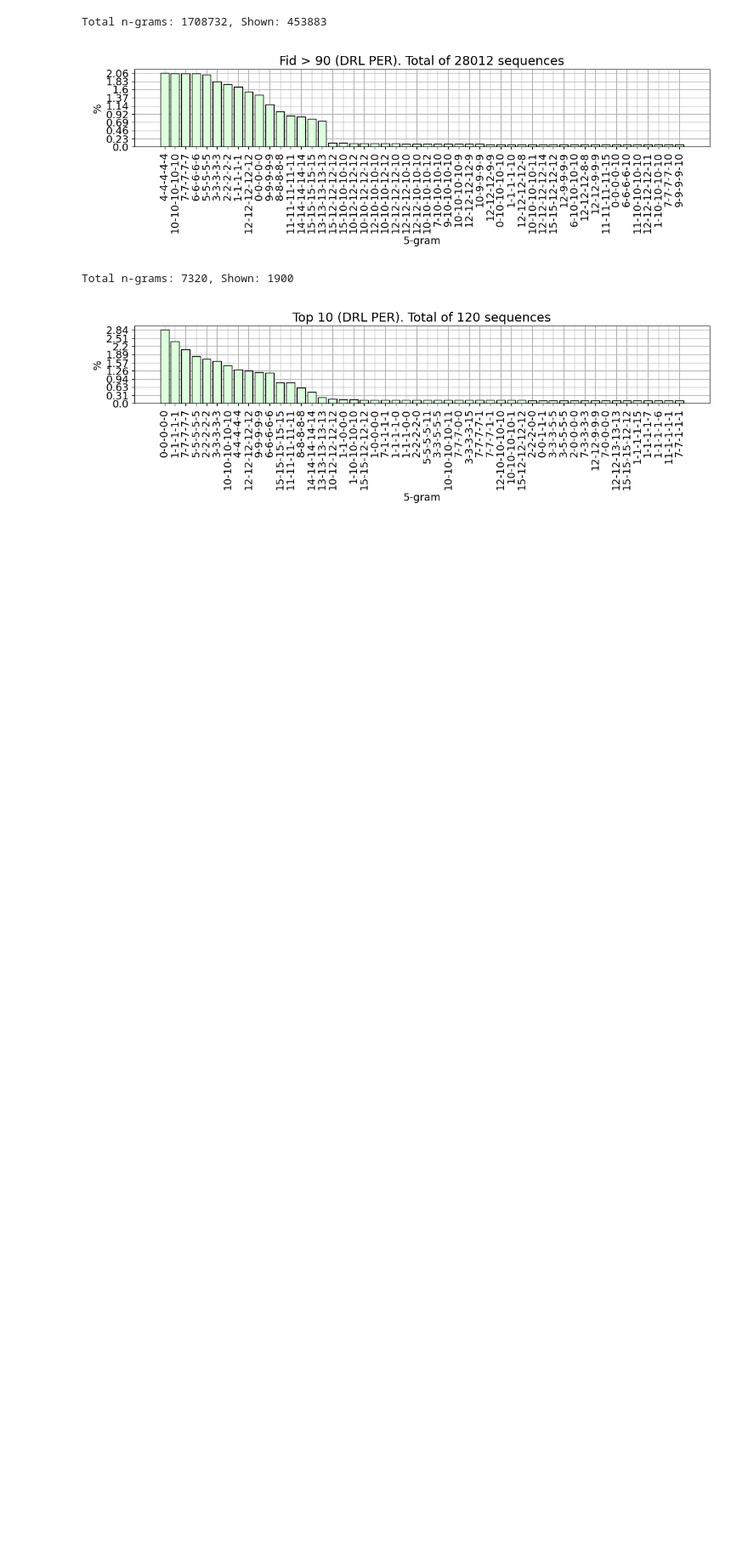
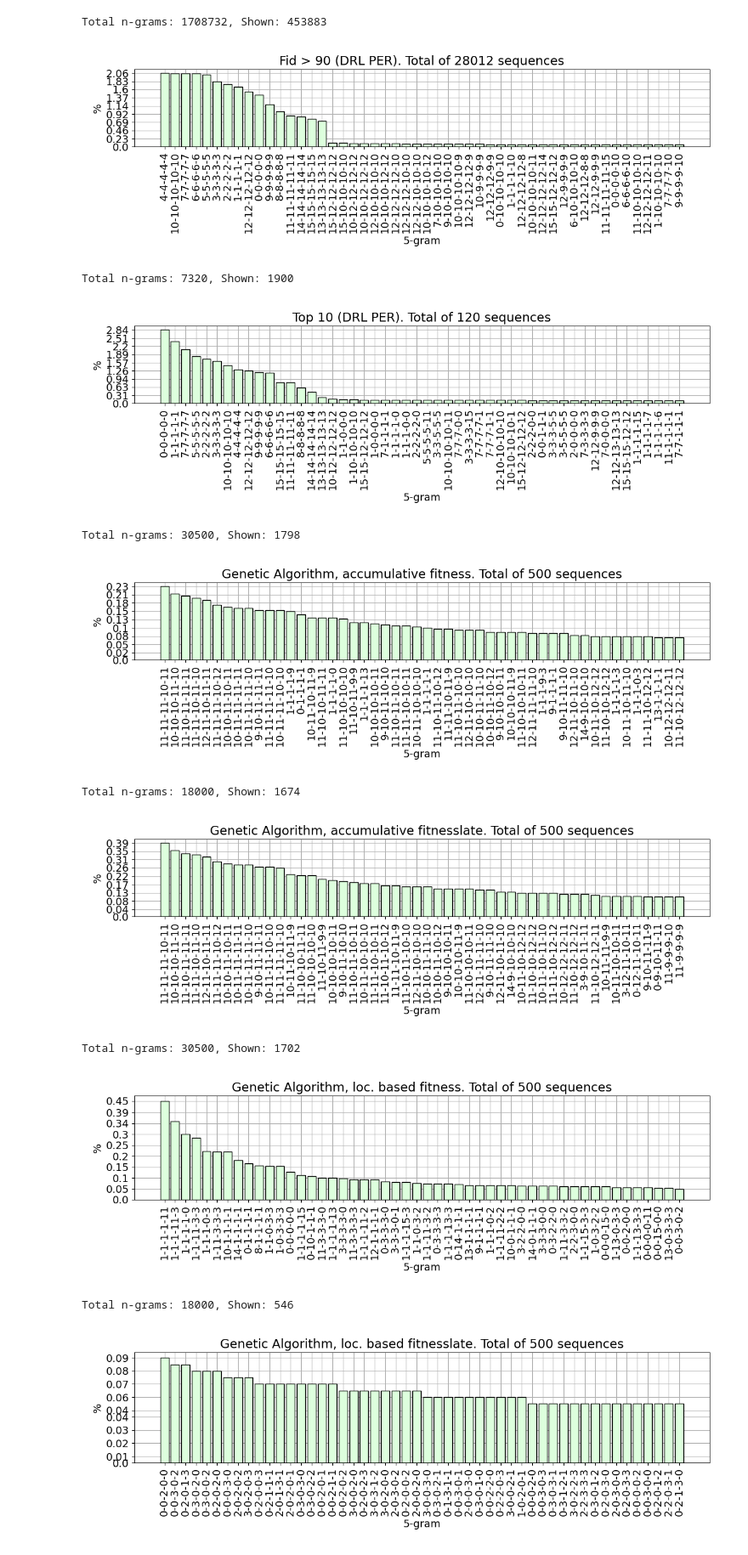
Before and after one commit to sofips/dynamic_analysis, a Jupyter notebook: ngrams.ipynb, the cells around one changed output. Shown at 85% size. Saved outputs shown, nothing was run; the diff lists cells and outputs as text; code cells hidden in the pictures; blank space fills up the shorter version.

```diff
--- a/ngrams.ipynb
+++ b/ngrams.ipynb
@@ -75,3 +75,17 @@ Total n-grams: 1708732, Shown: 453883
 [figure]
 Total n-grams: 7320, Shown: 1900
 [figure]
+# %%
+action_arrays_trimmed = [array[:, 25:] for array in action_arrays]
+for array, array_trimmed, title in zip(action_arrays,action_arrays_trimmed, titles):
+    ngram(array, title, n=5)
+    ngram(array_trimmed, title + 'late', n=5)
+# %% [output]
+Total n-grams: 30500, Shown: 1798
+[figure, added]
+Total n-grams: 18000, Shown: 1674
+[figure, added]
+Total n-grams: 30500, Shown: 1702
+[figure, added]
+Total n-grams: 18000, Shown: 546
+[figure, added]
```
Also changed, not shown: parts of 1 cell of this notebook, 2 other files.
